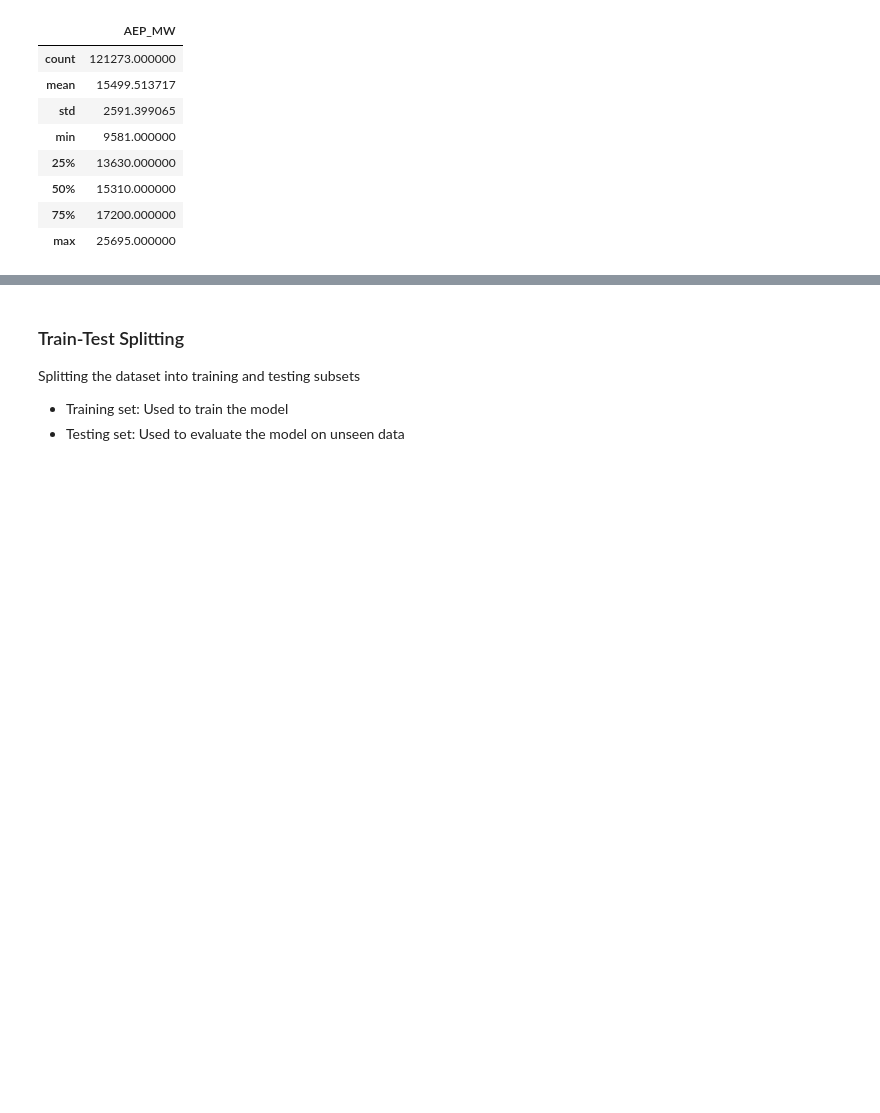
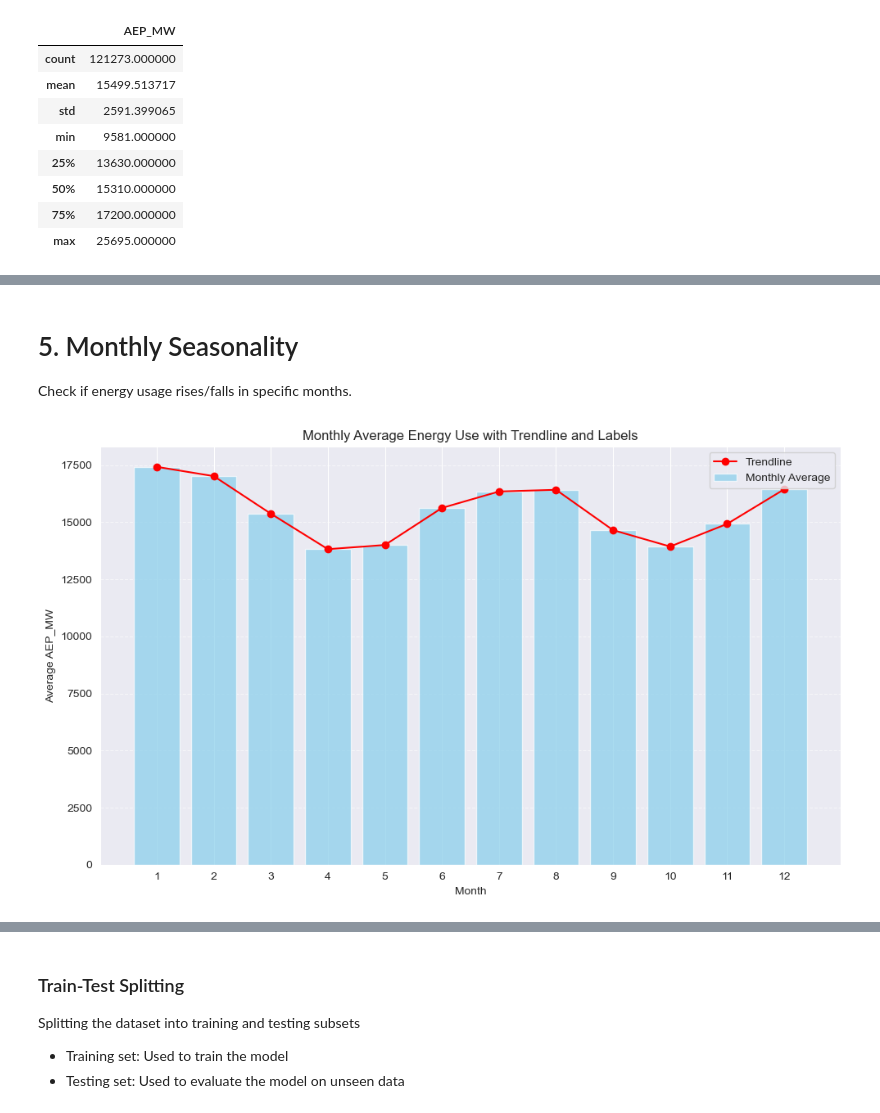
Before and after one commit to ahmadovalala/Hourly-Energy-Consumption, a Jupyter notebook: Energy_Consumption.ipynb, the cells around one changed output, grey strips where cells are left out. Saved outputs shown, nothing was run; the diff lists cells and outputs as text; code cells hidden in the pictures; blank space fills up the shorter version.

```diff
--- a/Energy_Consumption.ipynb
+++ b/Energy_Consumption.ipynb
@@ -92,0 +179,31 @@ Name: Date, Length: 121273, dtype: datetime64[ns]
+# %% [markdown]
+# 5. Monthly Seasonality
+Check if energy usage rises/falls in specific months.
+# %%
+#Monthly Seasonality — Does usage rise/fall in specific months?
+
+# 1. Monthly averages
+grouped_df_by_month = df.groupby('Month')['AEP_MW'].mean()
+
+# 2. Plot bar chart
+plt.figure(figsize=(10, 6))
+bars = plt.bar(grouped_df_by_month.index, grouped_df_by_month.values,
+               color='skyblue', alpha=0.7, label='Monthly Average')
+
+# 3. Add red trendline
+plt.plot(grouped_df_by_month.index, grouped_df_by_month.values,
+         color='red', marker='o', linestyle='-', label='Trendline')
+
+
+
+# 5. Titles and grid
+plt.title('Monthly Average Energy Use with Trendline and Labels')
+plt.xlabel('Month')
+plt.ylabel('Average AEP_MW')
+plt.xticks(range(1, 13))
+plt.grid(True, axis='y', linestyle='--', alpha=0.6)
+plt.legend()
+plt.tight_layout()
+plt.show()
+# %% [output]
+[figure, added]
```
Also changed, not shown: parts of 45 cells of this notebook, 6 other files.
